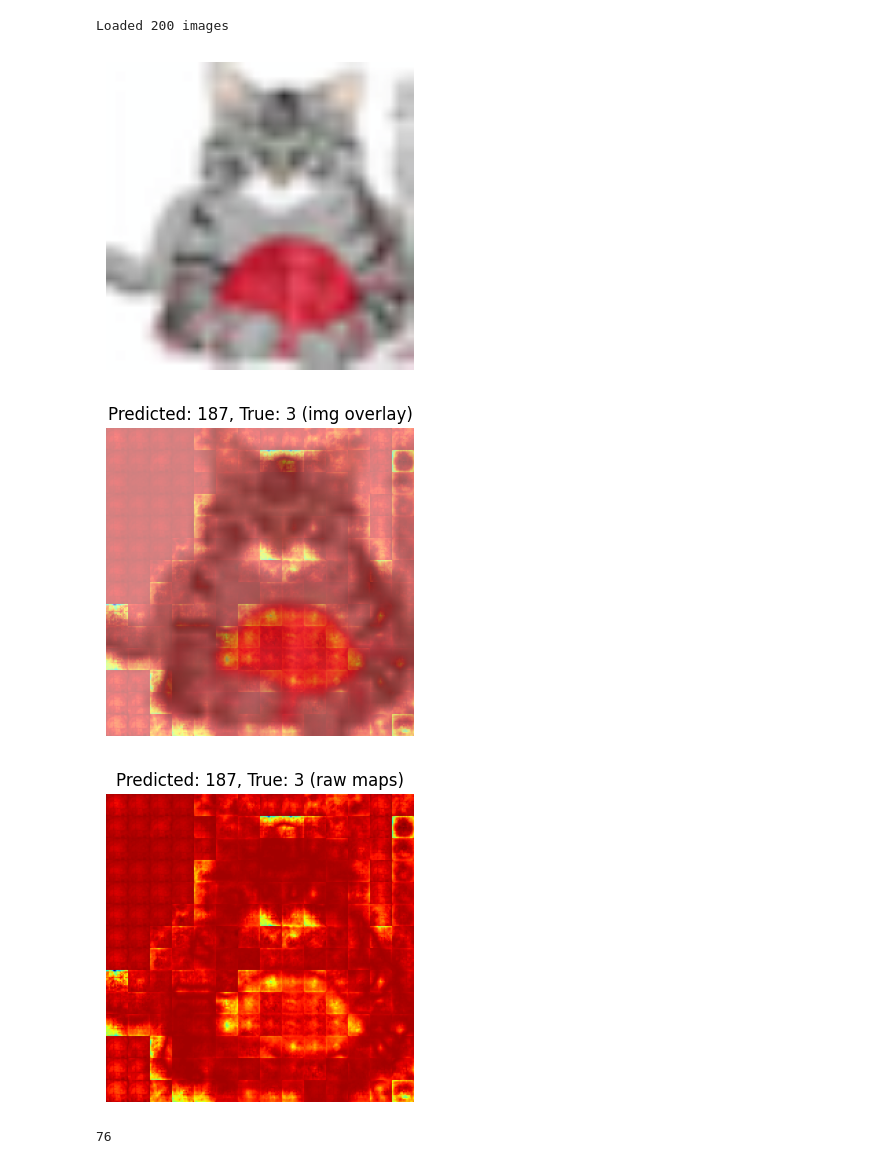
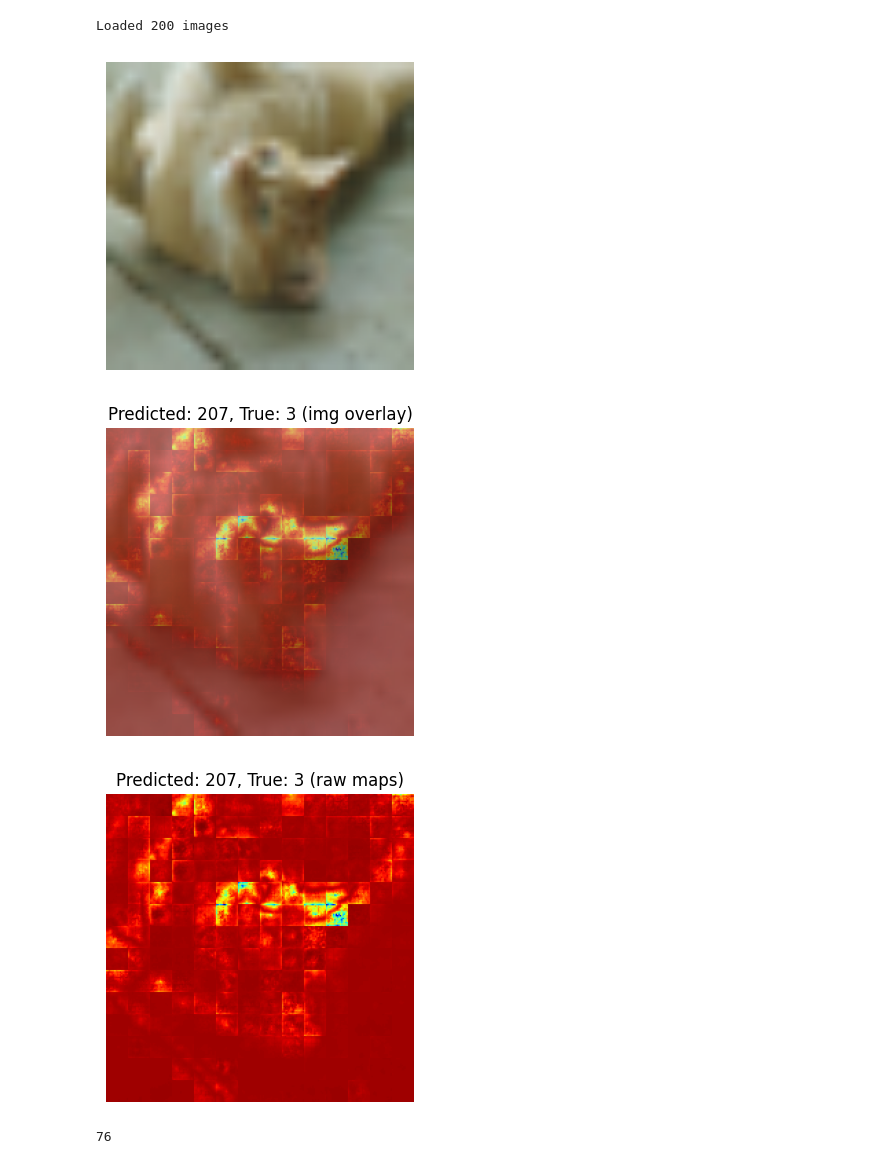
Before and after one commit to keeinlev/dynamicLRP, a Jupyter notebook: ViT.ipynb, the cells around one changed output. Cells and saved outputs as stored; diff of their text form; code cells hidden in the pictures.

```diff
--- a/ViT.ipynb
+++ b/ViT.ipynb
@@ -57,7 +56,7 @@ def predict(model, img_tensor):
 
 # Run LRP_promises  to get patch attributions. Not sure I have initialize first
 # but it should be ok because all images are of the same size
-def get_patch_attributions(model, img_tensor, pred_class, out_adj_list=None, topo_exec_order=None, fcn_map=None, param_node_inds=None):
+def get_patch_attributions(model, img_tensor, pred_class, lrp_engine):
     img_tensor.requires_grad_(True)
     output = model(img_tensor)
 
@@ -72,14 +71,7 @@ def get_patch_attributions(model, img_tensor, pred_class, out_adj_list=None, top
     else:
         raise RuntimeError('Could not extract hidden states from model output.')
     # Call lrp_engine as in the DNABERT-2 notebook
-    # return make_graph(hidden_states.half())
-    # if input_ind is None:
-    #     input_ind = img_tensor
-    if param_node_inds is None:
-        lrp_output = lrp_engine(hidden_states.half(), out_adj_list, topo_exec_order, fcn_map, params_to_interpret=[img_tensor], use_gamma=True)
-    else:
-        lrp_output = lrp_engine(hidden_states.half(), out_adj_list, topo_exec_order, fcn_map, param_node_inds=param_node_inds, use_gamma=True)
-    return lrp_output
+    return lrp_engine.run(hidden_states)
 
 # Visualize attributions
 def visualize_attributions(img_tensor, patch_relevance, title=None, show_img=True):
@@ -156,29 +142,27 @@ param_node_inds = None
 # %%
 heatmaps = []
-data = list(zip(imgs_list, labels_list))
+data = list(zip(imgs_list, labels_list))[:74]
+lrp_engine = LRPEngine(use_gamma=True)
 for i in tqdm(range(len(data))):
     img_tensor, true_label = data[i]
     img_tensor = img_tensor.unsqueeze(0).to(device)
     output_tensor, pred_idx = predict(vit_model, img_tensor)
 
-    relevance_outputs, out_adj_list, topo_exec_order, fcn_map, param_node_inds = get_patch_attributions(vit_model,
-                                                                                                img_tensor,
-                                                                                                pred_idx,
-                                                                                                out_adj_list,
-                                                                                                topo_exec_order,
-                                                                                                fcn_map,
-                                                                                                param_node_inds)
-    heatmaps.append(relevance_outputs[1][0])
+    if i == 0:
+        lrp_engine.params_to_interpret = [ img_tensor ]
+    relevance_outputs= get_patch_attributions(vit_model, img_tensor, pred_idx, lrp_engine)
+    heatmaps.append((pred_idx, relevance_outputs[1][0]))
 # %%
-img_ind = 73
+img_ind = 64
 img_tensor = imgs_list[img_ind]
 true_label = labels_list[img_ind]
-total_heatmap = heatmaps[img_ind][0][0] + heatmaps[img_ind][0][1] + heatmaps[img_ind][0][2]
+pred_idx, hmap = heatmaps[img_ind]
+total_heatmap = hmap[0][0] + hmap[0][1] + hmap[0][2]
 plot_img(img_tensor)
 visualize_attributions(img_tensor.squeeze(0).detach(), total_heatmap.cpu(), title=f"Predicted: {pred_idx}, True: {true_label} (img overlay)")
 visualize_attributions(img_tensor.squeeze(0).detach(), total_heatmap.cpu(), title=f"Predicted: {pred_idx}, True: {true_label} (raw maps)", show_img=False)
 # %% [output]
-[figure, old version]
+[figure, new version]
-[figure, old version]
+[figure, new version]
-[figure, old version]
+[figure, new version]
 # %%
```
Also changed, not shown: parts of 3 cells of this notebook, 21 other files.
